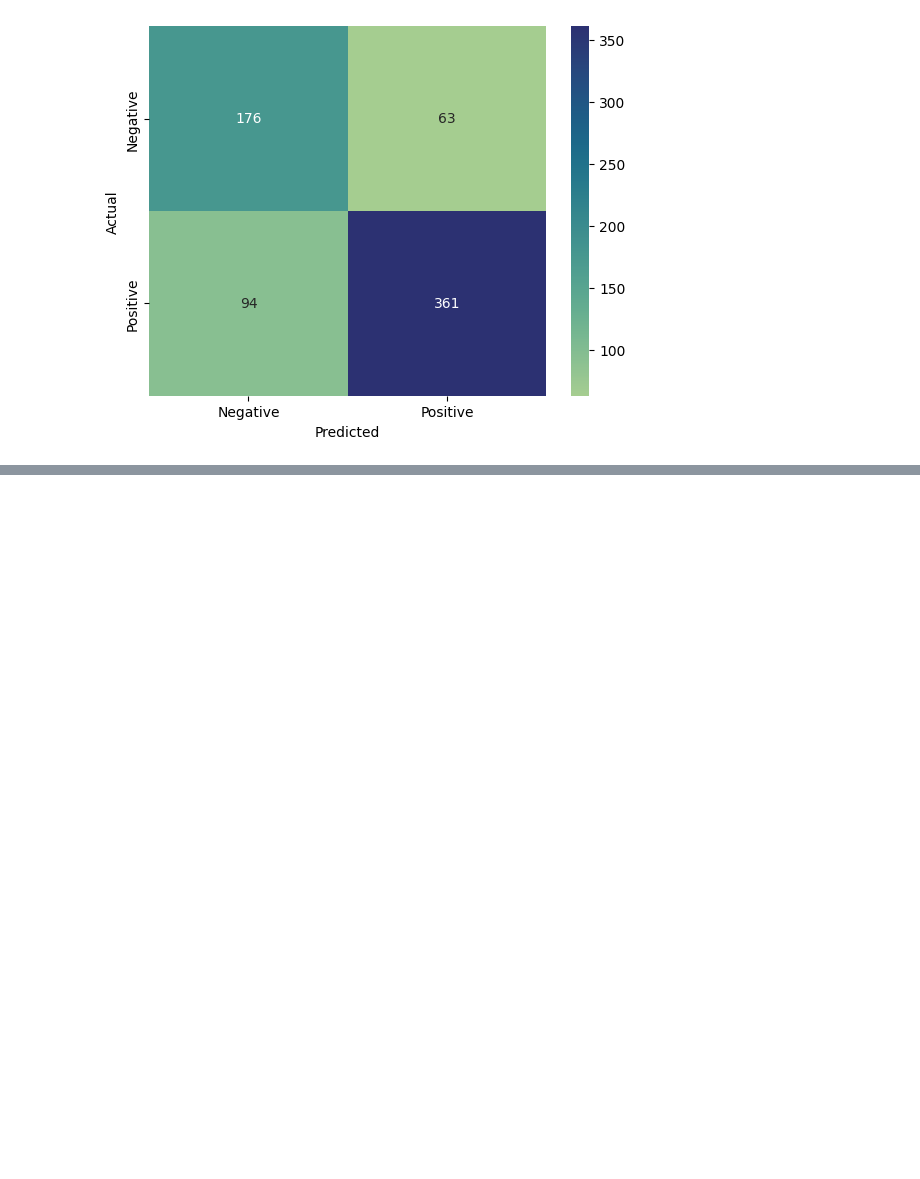
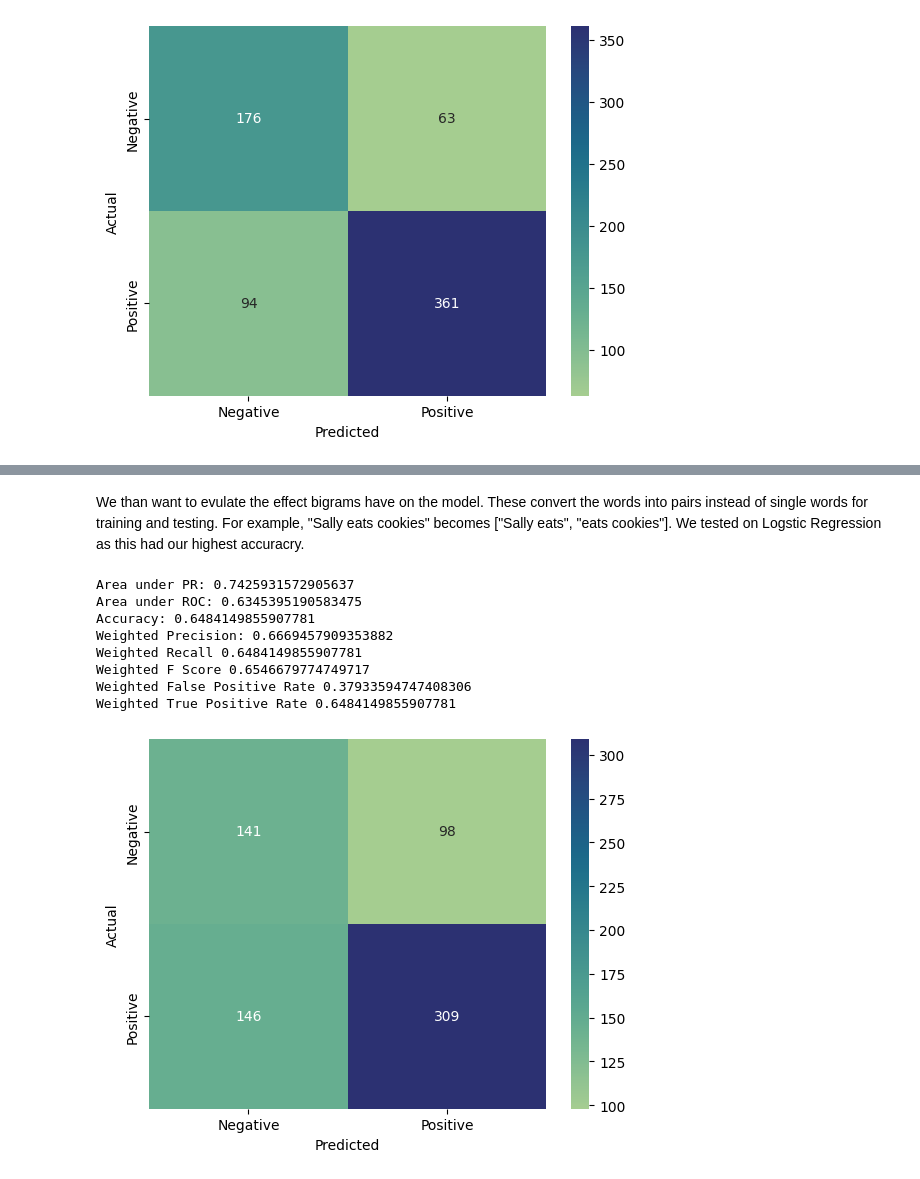
Before and after one commit to longtv2222/Amazon-Reviews-Classifier, a Jupyter notebook: notebook.ipynb, the cells around one changed output, grey strips where cells are left out. Drawn from its saved outputs; the diff is of its cells as text; code cells hidden in the pictures; blank space fills up the shorter version.

Commit message:
Added algorthims and ngram

```diff
--- a/notebook.ipynb
+++ b/notebook.ipynb
@@ -470,0 +540,44 @@ Weighted True Positive Rate 0.7737752161383286
+# %% [markdown]
+We than want to evulate the effect bigrams have on the model. These convert the words into pairs instead of single words for training and testing. For example, "Sally eats cookies" becomes ["Sally eats", "eats cookies"]. We tested on Logstic Regression as this had our highest accuracry.
+# %%
+from pyspark.ml.feature import NGram
+
+# Split word by space
+tokenizer = RegexTokenizer(inputCol="processed_review",
+                      outputCol="words")
+
+ngram = NGram(n=2, inputCol="words",
+                    outputCol="ngrams")
+
+# Use TF IDF
+hashingTF = HashingTF(inputCol="ngrams",
+                      outputCol="rawFeatures", numFeatures=5)
+
+# Scaling
+idf = IDF(inputCol="rawFeatures", outputCol="features")
+
+lr = LogisticRegression(maxIter=100)
+pipeline = Pipeline(stages=[tokenizer, ngram, hashingTF, idf, lr])
+
+param_grid = ParamGridBuilder() \
+    .addGrid(hashingTF.numFeatures, [5, 100, 1000]) \
+    .addGrid(lr.threshold, [0.62, 0.65]) \
+    .build()
+
+crossval = CrossValidator(estimator=pipeline,
+                          estimatorParamMaps=param_grid,
+                          evaluator=BinaryClassificationEvaluator(),
+                          numFolds=5)
+
+cross_validator = crossval.fit(train)
+evaluate_model(cross_validator.transform(test))
+# %% [output]
+Area under PR: 0.7425931572905637
+Area under ROC: 0.6345395190583475
+Accuracy: 0.6484149855907781
+Weighted Precision: 0.6669457909353882
+Weighted Recall 0.6484149855907781
+Weighted F Score 0.6546679774749717
+Weighted False Positive Rate 0.37933594747408306
+Weighted True Positive Rate 0.6484149855907781
+[figure, added]
```
Also changed, not shown: parts of 7 cells of this notebook.
